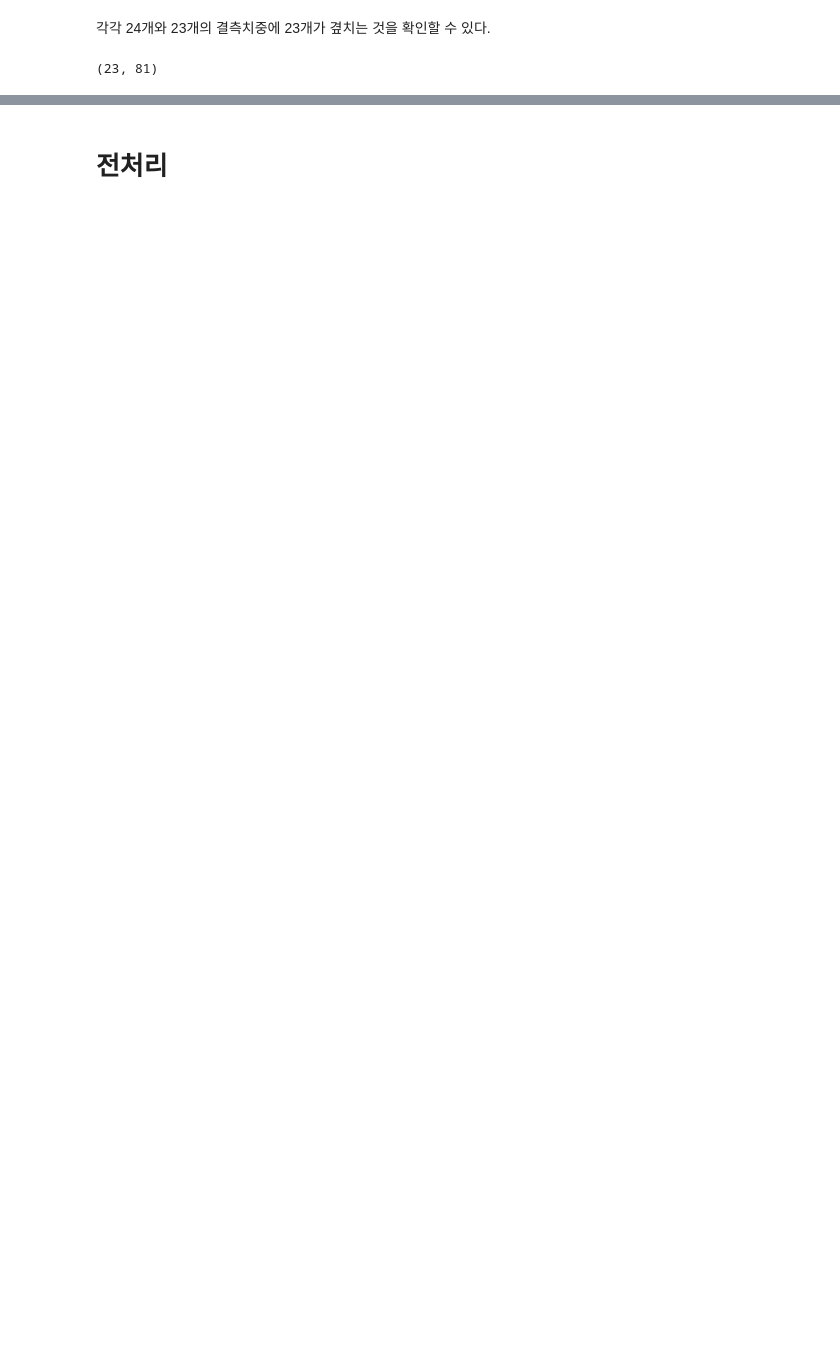
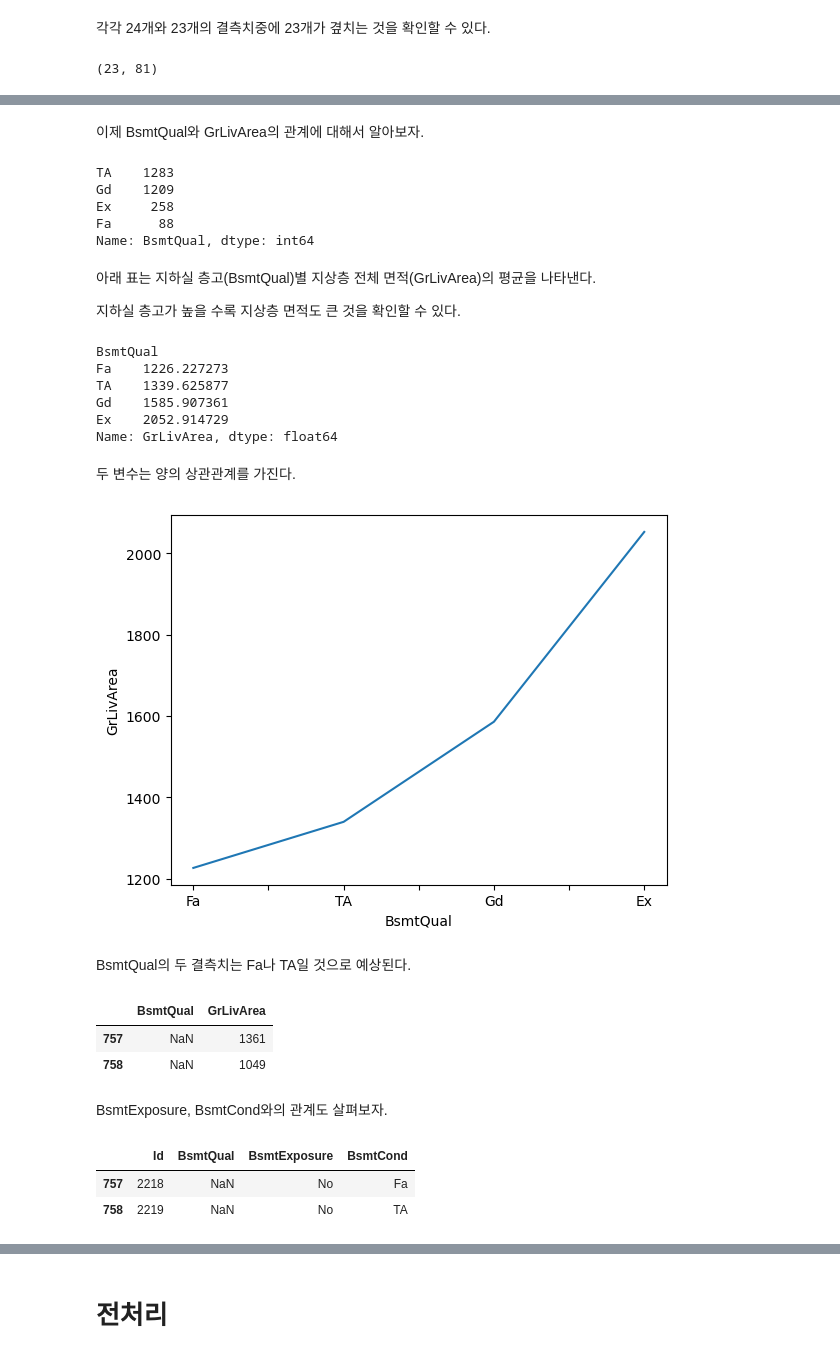
Before and after one commit to Usunwoo/kaggle-house_price, a Jupyter notebook: house_price.ipynb, the cells around one changed output, grey strips where cells are left out. Drawn from its saved outputs; the diff is of its cells as text; code cells hidden in the pictures; blank space fills up the shorter version.

```diff
--- a/house_price.ipynb
+++ b/house_price.ipynb
@@ -413,0 +539,2 @@ df[df.MasVnrType.isna() & df.MasVnrArea.isna()]
+# %%
+df.MasVnrArea = df.MasVnrArea.fillna(0)
@@ -428,0 +642,2 @@ BsmtQual, BsmtCond, BsmtExposure, BsmtFinType1, BsmtFinType2 결측치는 지하
+# %%
+df.loc[df.Id == 333, 'BsmtFinType2'] = 'ALQ'
@@ -428,0 +720,51 @@ BsmtQual, BsmtCond, BsmtExposure, BsmtFinType1, BsmtFinType2 결측치는 지하
+# %%
+df.loc[(~df.BsmtQual.isna()&df.BsmtCond.isna()&~df.BsmtExposure.isna()), 'BsmtCond'] = 'TA'
+# %%
+df.loc[(~df.BsmtCond.isna()&df.BsmtExposure.isna()), 'BsmtExposure'] = 'No'
+# %% [markdown]
+이제 BsmtQual와 GrLivArea의 관계에 대해서 알아보자.
+# %%
+df.BsmtQual.value_counts()
+# %% [output]
+TA    1283
+Gd    1209
+Ex     258
+Fa      88
+Name: BsmtQual, dtype: int64
+# %% [markdown]
+아래 표는 지하실 층고(BsmtQual)별 지상층 전체 면적(GrLivArea)의 평균을 나타낸다.
+
+지하실 층고가 높을 수록 지상층 면적도 큰 것을 확인할 수 있다.
+# %%
+df.groupby('BsmtQual')['GrLivArea'].mean().sort_values()
+# %% [output]
+BsmtQual
+Fa    1226.227273
+TA    1339.625877
+Gd    1585.907361
+Ex    2052.914729
+Name: GrLivArea, dtype: float64
+# %% [markdown]
+두 변수는 양의 상관관계를 가진다.
+# %%
+df.groupby('BsmtQual')['GrLivArea'].mean().sort_values().plot()
+plt.ylabel('GrLivArea')
+plt.show()
+# %% [output]
+[figure, added]
+# %% [markdown]
+BsmtQual의 두 결측치는 Fa나 TA일 것으로 예상된다.
+# %%
+df.loc[(df.BsmtQual.isna()&~df.BsmtCond.isna()&~df.BsmtExposure.isna()), ['BsmtQual', 'GrLivArea']]
+# %% [output]
+|  | BsmtQual | GrLivArea |
+| 757 | NaN | 1361 |
+| 758 | NaN | 1049 |
+# %% [markdown]
+BsmtExposure, BsmtCond와의 관계도 살펴보자.
+# %%
+df.loc[(df.BsmtQual.isna()&~df.BsmtCond.isna()&~df.BsmtExposure.isna()), ['Id', 'BsmtQual', 'BsmtExposure', 'BsmtCond']]
+# %% [output]
+|  | Id | BsmtQual | BsmtExposure | BsmtCond |
+| 757 | 2218 | NaN | No | Fa |
+| 758 | 2219 | NaN | No | TA |
```
Also changed, not shown: parts of 173 cells of this notebook.
